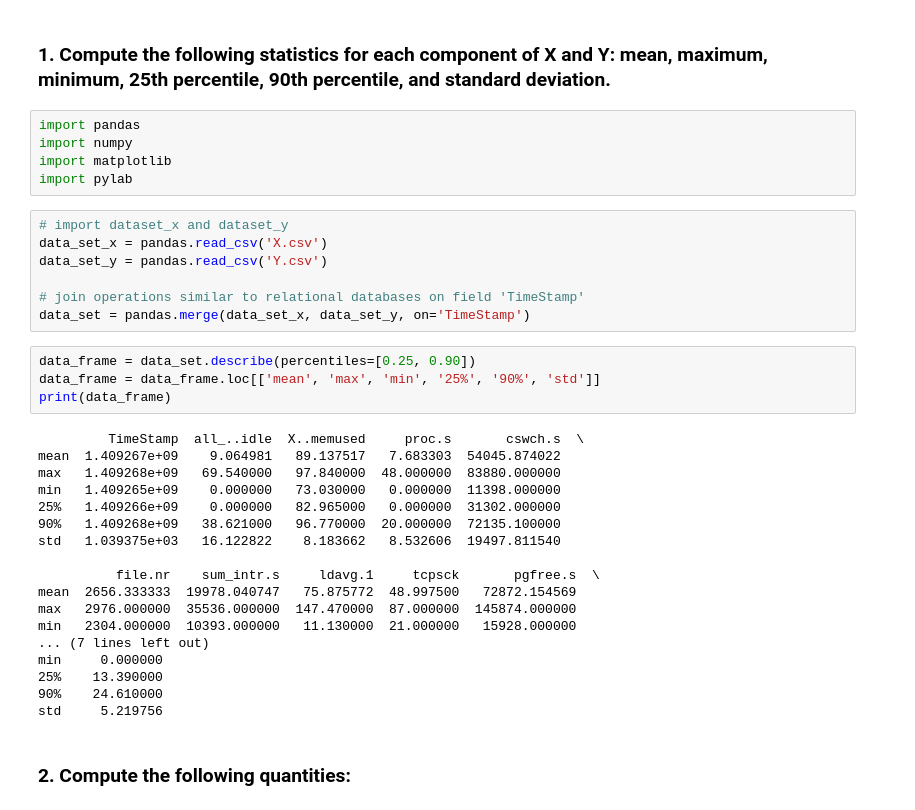
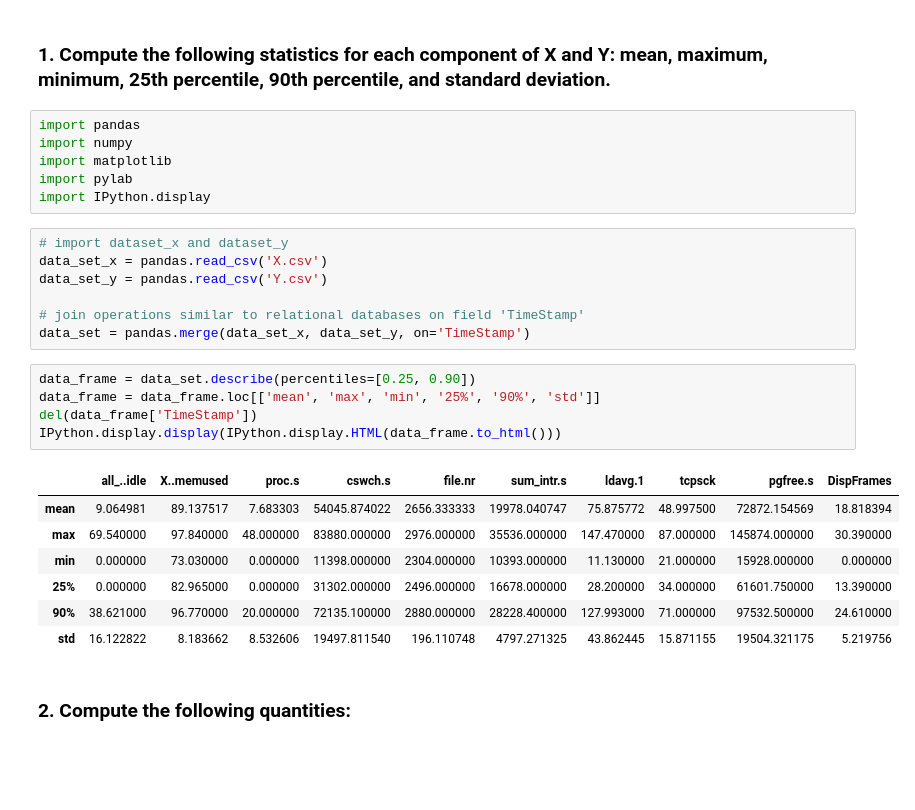
Before and after one commit to HugoGustavo/sla-machine-learning, a Jupyter notebook: Task I - Data Exploration.ipynb, the cells around one changed output. Cells and saved outputs as stored; diff of their text form; blank space fills up the shorter version.

```diff
--- a/Task I - Data Exploration.ipynb
+++ b/Task I - Data Exploration.ipynb
@@ -9,6 +9,7 @@ import pandas
 import numpy
 import matplotlib
 import pylab
+import IPython.display
 # %%
 # import dataset_x and dataset_y
 data_set_x = pandas.read_csv('X.csv')
@@ -19,25 +20,16 @@ data_set = pandas.merge(data_set_x, data_set_y, on='TimeStamp')
 # %%
 data_frame = data_set.describe(percentiles=[0.25, 0.90])
 data_frame = data_frame.loc[['mean', 'max', 'min', '25%', '90%', 'std']]
-print(data_frame)
+del(data_frame['TimeStamp'])
+IPython.display.display(IPython.display.HTML(data_frame.to_html()))
 # %% [output]
-         TimeStamp  all_..idle  X..memused     proc.s       cswch.s  \
-mean  1.409267e+09    9.064981   89.137517   7.683303  54045.874022
-max   1.409268e+09   69.540000   97.840000  48.000000  83880.000000
-min   1.409265e+09    0.000000   73.030000   0.000000  11398.000000
-25%   1.409266e+09    0.000000   82.965000   0.000000  31302.000000
-90%   1.409268e+09   38.621000   96.770000  20.000000  72135.100000
-std   1.039375e+03   16.122822    8.183662   8.532606  19497.811540
-
-          file.nr    sum_intr.s     ldavg.1     tcpsck       pgfree.s  \
-mean  2656.333333  19978.040747   75.875772  48.997500   72872.154569
-max   2976.000000  35536.000000  147.470000  87.000000  145874.000000
-min   2304.000000  10393.000000   11.130000  21.000000   15928.000000
-... (7 lines left out)
-min     0.000000
-25%    13.390000
-90%    24.610000
-std     5.219756
+|  | all_..idle | X..memused | proc.s | cswch.s | file.nr | sum_intr.s | ldavg.1 | tcpsck | pgfree.s | DispFrames |
+| mean | 9.064981 | 89.137517 | 7.683303 | 54045.874022 | 2656.333333 | 19978.040747 | 75.875772 | 48.997500 | 72872.154569 | 18.818394 |
+| max | 69.540000 | 97.840000 | 48.000000 | 83880.000000 | 2976.000000 | 35536.000000 | 147.470000 | 87.000000 | 145874.000000 | 30.390000 |
+| min | 0.000000 | 73.030000 | 0.000000 | 11398.000000 | 2304.000000 | 10393.000000 | 11.130000 | 21.000000 | 15928.000000 | 0.000000 |
+| 25% | 0.000000 | 82.965000 | 0.000000 | 31302.000000 | 2496.000000 | 16678.000000 | 28.200000 | 34.000000 | 61601.750000 | 13.390000 |
+| 90% | 38.621000 | 96.770000 | 20.000000 | 72135.100000 | 2880.000000 | 28228.400000 | 127.993000 | 71.000000 | 97532.500000 | 24.610000 |
+| std | 16.122822 | 8.183662 | 8.532606 | 19497.811540 | 196.110748 | 4797.271325 | 43.862445 | 15.871155 | 19504.321175 | 5.219756 |
 # %% [markdown]
 ### 2. Compute the following quantities:
 # %% [markdown]
```
